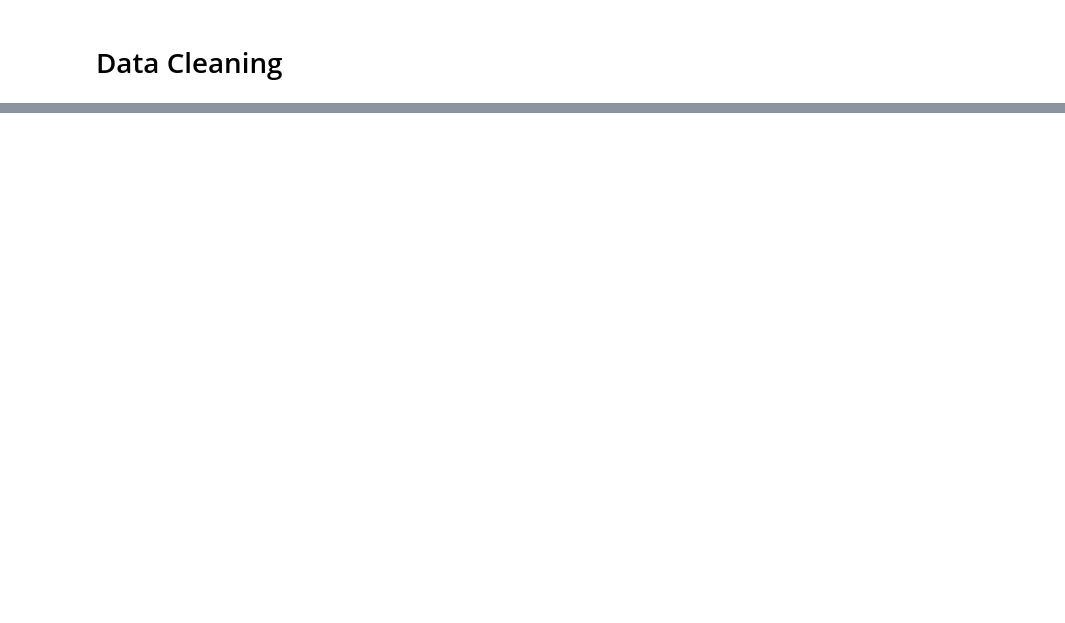
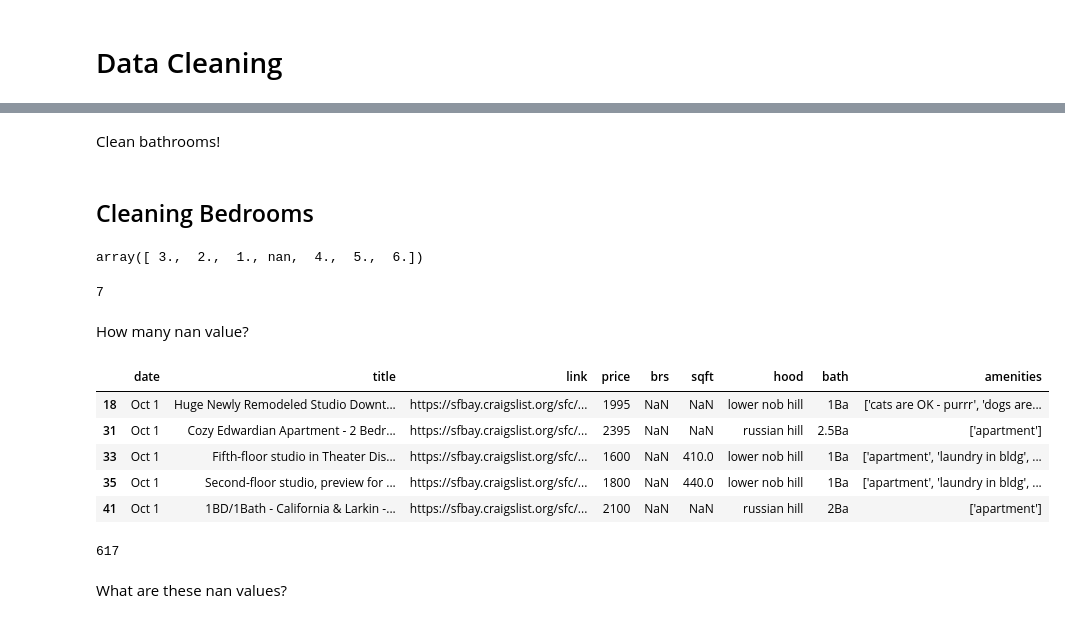
Before and after one commit to alfredjackieots/CL-housing-rent-predictions, a Jupyter notebook: data_cleaning.ipynb, the cells around one changed output, grey strips where cells are left out. Cells and saved outputs as stored; diff of their text form; code cells hidden in the pictures; blank space fills up the shorter version.

```diff
--- a/data_cleaning.ipynb
+++ b/data_cleaning.ipynb
@@ -40,0 +204,29 @@ len(sf_raw)
+# %% [markdown]
+Clean bathrooms!
+# %% [markdown]
+## Cleaning Bedrooms
+# %%
+sf.brs.unique()
+# %% [output]
+array([ 3.,  2.,  1., nan,  4.,  5.,  6.])
+# %%
+len(sf.brs.unique())
+# %% [output]
+7
+# %% [markdown]
+How many nan value?
+# %%
+br_nan.head()
+# %% [output]
+|  | date | title | link | price | brs | sqft | hood | bath | amenities |
+| 18 | Oct 1 | Huge Newly Remodeled Studio Downt... | https://sfbay.craigslist.org/sfc/... | 1995 | NaN | NaN | lower nob hill | 1Ba | ['cats are OK - purrr', 'dogs are... |
+| 31 | Oct 1 | Cozy Edwardian Apartment - 2 Bedr... | https://sfbay.craigslist.org/sfc/... | 2395 | NaN | NaN | russian hill | 2.5Ba | ['apartment'] |
+| 33 | Oct 1 | Fifth-floor studio in Theater Dis... | https://sfbay.craigslist.org/sfc/... | 1600 | NaN | 410.0 | lower nob hill | 1Ba | ['apartment', 'laundry in bldg', ... |
+| 35 | Oct 1 | Second-floor studio, preview for ... | https://sfbay.craigslist.org/sfc/... | 1800 | NaN | 440.0 | lower nob hill | 1Ba | ['apartment', 'laundry in bldg', ... |
+| 41 | Oct 1 | 1BD/1Bath - California & Larkin -... | https://sfbay.craigslist.org/sfc/... | 2100 | NaN | NaN | russian hill | 2Ba | ['apartment'] |
+# %%
+len(br_nan)
+# %% [output]
+617
+# %% [markdown]
+What are these nan values?
```
Also changed, not shown: parts of 47 cells of this notebook.
